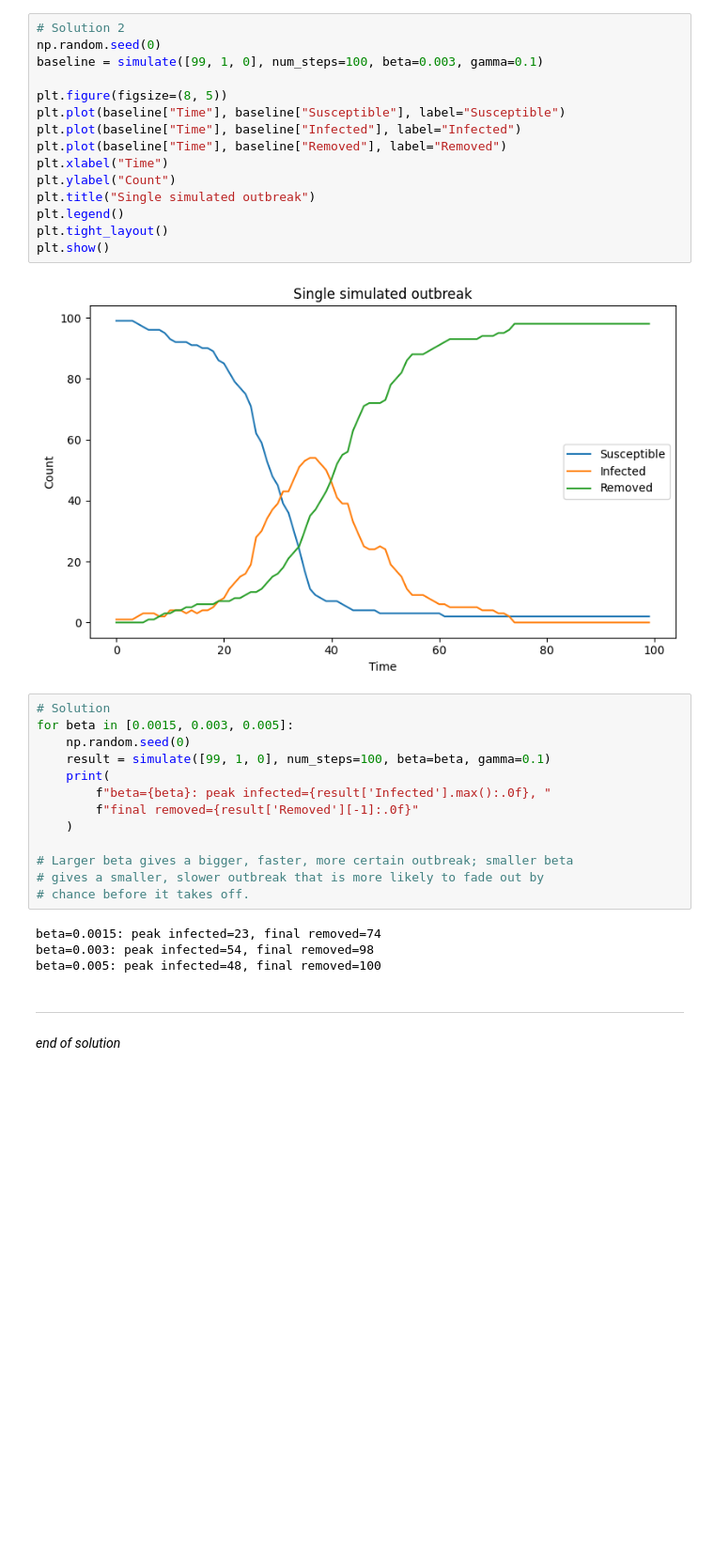
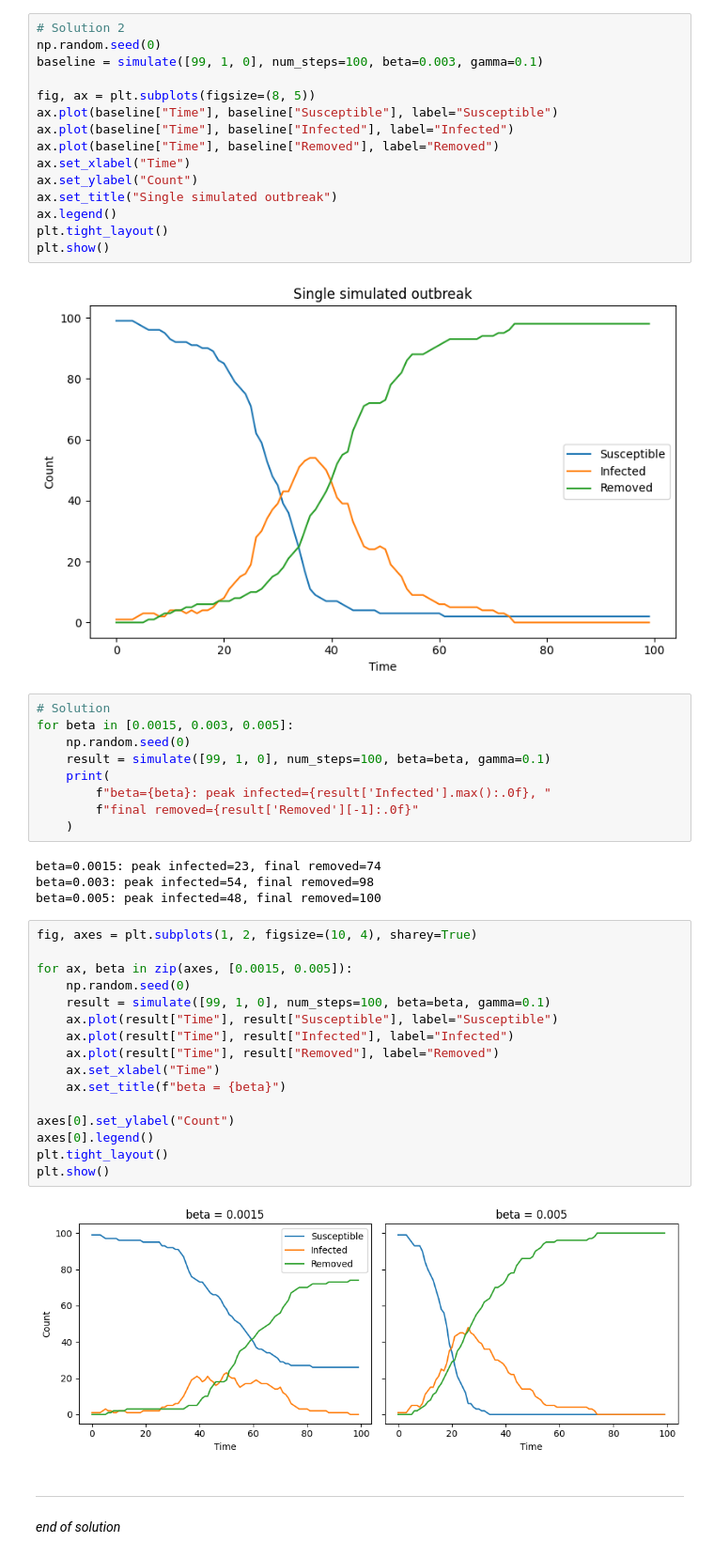
Before and after one commit to gem-epidemics/colab, a Jupyter notebook: iddinf/ii_intro_to_python_2.ipynb, the cells around one changed output. Shown at 94% size. Cells and saved outputs as stored; diff of their text form; blank space fills up the shorter version.

```diff
--- a/iddinf/ii_intro_to_python_2.ipynb
+++ b/iddinf/ii_intro_to_python_2.ipynb
@@ -532,14 +549,14 @@ _end of exercise_
 np.random.seed(0)
 baseline = simulate([99, 1, 0], num_steps=100, beta=0.003, gamma=0.1)
 
-plt.figure(figsize=(8, 5))
-plt.plot(baseline["Time"], baseline["Susceptible"], label="Susceptible")
-plt.plot(baseline["Time"], baseline["Infected"], label="Infected")
-plt.plot(baseline["Time"], baseline["Removed"], label="Removed")
-plt.xlabel("Time")
-plt.ylabel("Count")
-plt.title("Single simulated outbreak")
-plt.legend()
+fig, ax = plt.subplots(figsize=(8, 5))
+ax.plot(baseline["Time"], baseline["Susceptible"], label="Susceptible")
+ax.plot(baseline["Time"], baseline["Infected"], label="Infected")
+ax.plot(baseline["Time"], baseline["Removed"], label="Removed")
+ax.set_xlabel("Time")
+ax.set_ylabel("Count")
+ax.set_title("Single simulated outbreak")
+ax.legend()
 plt.tight_layout()
 plt.show()
 # %% [output]
@@ -553,14 +570,28 @@ for beta in [0.0015, 0.003, 0.005]:
         f"beta={beta}: peak infected={result['Infected'].max():.0f}, "
         f"final removed={result['Removed'][-1]:.0f}"
     )
-
-# Larger beta gives a bigger, faster, more certain outbreak; smaller beta
-# gives a smaller, slower outbreak that is more likely to fade out by
-# chance before it takes off.
 # %% [output]
 beta=0.0015: peak infected=23, final removed=74
 beta=0.003: peak infected=54, final removed=98
 beta=0.005: peak infected=48, final removed=100
+# %%
+fig, axes = plt.subplots(1, 2, figsize=(10, 4), sharey=True)
+
+for ax, beta in zip(axes, [0.0015, 0.005]):
+    np.random.seed(0)
+    result = simulate([99, 1, 0], num_steps=100, beta=beta, gamma=0.1)
+    ax.plot(result["Time"], result["Susceptible"], label="Susceptible")
+    ax.plot(result["Time"], result["Infected"], label="Infected")
+    ax.plot(result["Time"], result["Removed"], label="Removed")
+    ax.set_xlabel("Time")
+    ax.set_title(f"beta = {beta}")
+
+axes[0].set_ylabel("Count")
+axes[0].legend()
+plt.tight_layout()
+plt.show()
+# %% [output]
+[figure, added]
 # %% [markdown]
 ---
 _end of solution_
```
Also changed, not shown: parts of 10 cells of this notebook, 9 other files.
